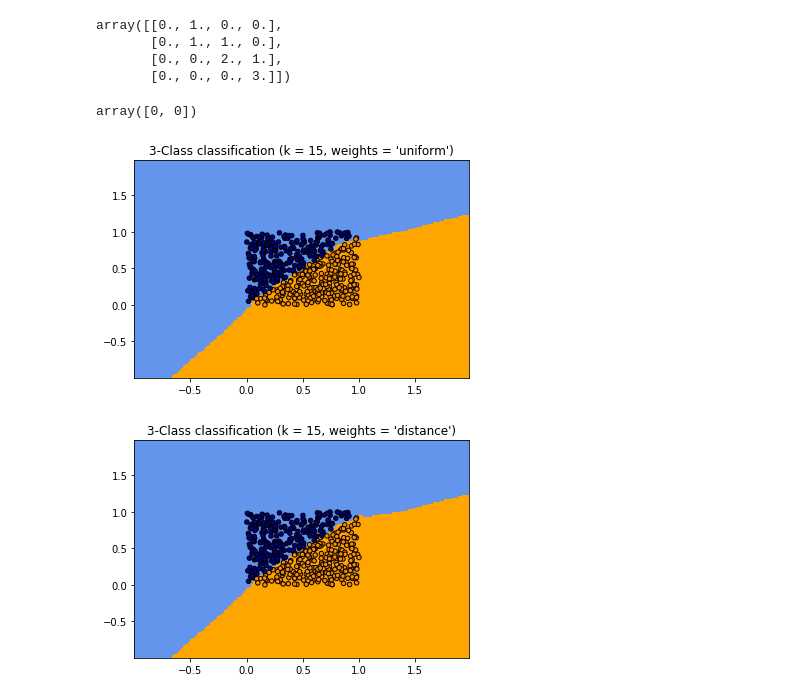
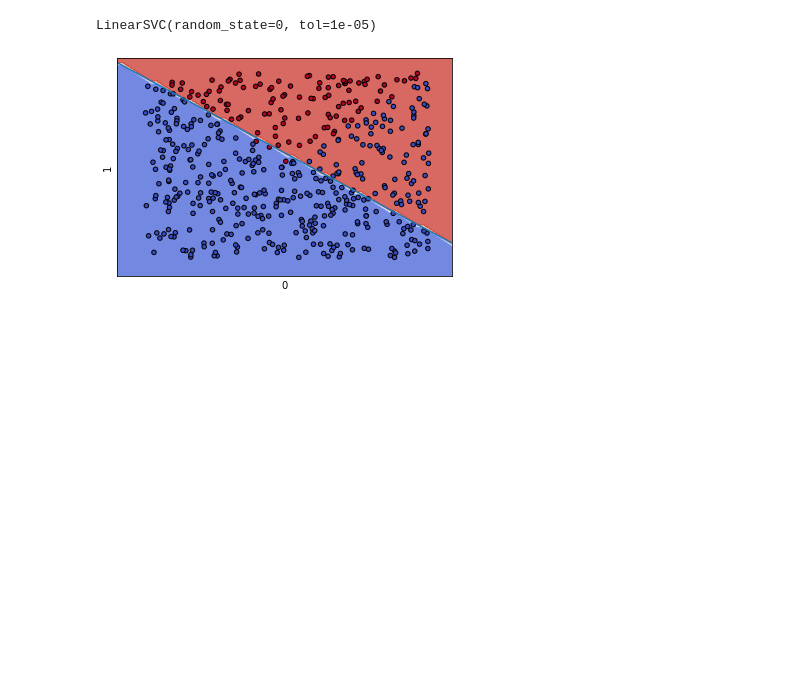
Before and after one commit to guy-amir/tree-comparison, a Jupyter notebook: knn_svm.ipynb, the cells around one changed output. Cells and saved outputs as stored; diff of their text form; code cells hidden in the pictures; blank space fills up the shorter version.

Commit message:
completed knn and 1st devision

```diff
--- a/knn_svm.ipynb
+++ b/knn_svm.ipynb
@@ -12,26 +53,31 @@ X,y = lib.generate_angle(samples=500)
-# %%
-xx = [0, 1, 2, 3]
-lx = len(xx)
-a = np.zeros((lx,lx))
-for i in range(lx):
-    xd = np.diff(xx,i)
-    a =a + np.diag(xd,i)
-a
-# %% [output]
-array([[0., 1., 0., 0.],
-       [0., 1., 1., 0.],
-       [0., 0., 2., 1.],
-       [0., 0., 0., 3.]])
-# %%
-xd = np.diff(xx,2)
-xd
-# %% [output]
-array([0, 0])
-# %%
-# find knn in dataset
-
-X0, X1 = X[:, 0], X[:, 1]
-X0dist =
-# %% [output]
-[figure, removed]
-[figure, removed]
+# %%
+#caluculate nearest neighbors
+def find_nn(X,y,n_neighbors=50,n_most_different=50):
+    nbrs = NearestNeighbors(n_neighbors=n_neighbors, algorithm='ball_tree').fit(X)
+    distances, indices = nbrs.kneighbors(X)
+    ys = y[indices]
+    Xs = X[indices]
+    most_different_nn = np.argsort(-np.var(ys,1))[:n_most_different]
+    most_different_var = -np.sort(-np.var(ys,1))[:n_most_different]
+    return Xs[most_different_nn],ys[most_different_nn],most_different_var
+# %%
+def find_proper_devision(X,y):
+    Xs,ys,var = find_nn(X,y)
+    combined_score = []
+    clf = LinearSVC(random_state=0, tol=1e-5)
+    for i in range(len(ys)):
+        clf.fit(Xs[i], ys[i])
+#         print(f'{clf.score(Xs[i],ys[i])} {clf.score(X,y)}')
+#         plotting_funciton(clf,X,y)
+        combined_score.append(clf.score(Xs[i], ys[i])*var[i])
+    am = np.argmax(combined_score)
+    return clf.fit(Xs[am], ys[am])
+# %%
+cs = find_proper_devision(X,y)
+cs
+# %% [output]
+LinearSVC(random_state=0, tol=1e-05)
+# %%
+plotting_funciton(cs,X,y)
+# %% [output]
+[figure, added]
```
Also changed, not shown: parts of 7 cells of this notebook.
